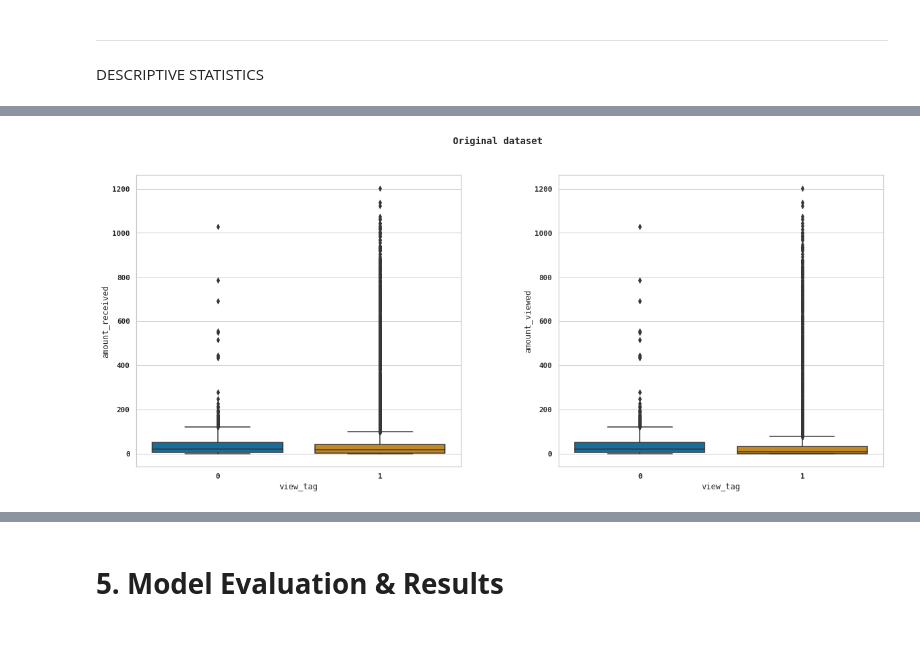
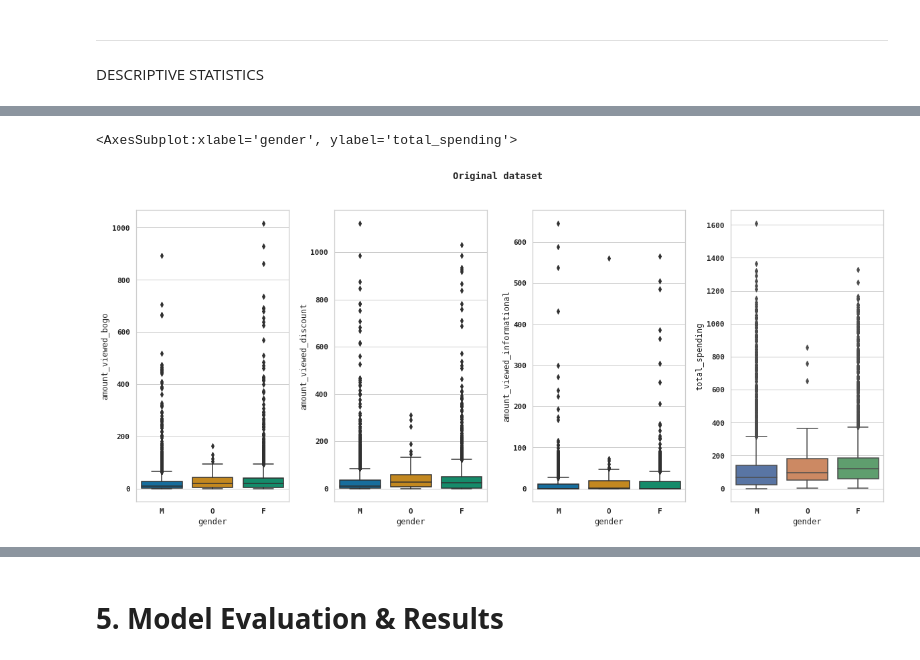
Before and after one commit to 6one2/StarbucksChallenge, a Jupyter notebook: devStarbucks.ipynb, the cells around one changed output, grey strips where cells are left out. Saved outputs shown, nothing was run; the diff lists cells and outputs as text; code cells hidden in the pictures.

```diff
--- a/devStarbucks.ipynb
+++ b/devStarbucks.ipynb
@@ -397,7 +397,7 @@ See the caveats in the documentation: https://pandas.pydata.org/pandas-docs/stab
 # %%
 # gathering information from a participant included in TRANSCRIPT
 user_list = TRANSCRIPT.person.unique()
-user_id = user_list[0]
+user_id = user_list[5]
 User = Person(user_id)
 User.data
 # %% [output]
@@ -619,5 +622,3 @@ RES_copy.groupby(by=['profile_id','portfolio_type']).agg({'amount_viewed':'mean'
 # %%
-df = RES_copy.groupby(by=['profile_id','portfolio_type'])['amount_viewed'].mean()
-df = df.unstack()
-# df.columns = [x[0].split('_')[0]+'_'+x[1] for x in df.columns] # reduce multilevel and change columns names
-df.head()
+Y = RES.groupby(by=['profile_id','portfolio_type'])[['amount_viewed', 'spending_ratio']].mean().unstack()
+Y.columns = ['_'.join(x) for x in Y.columns]
@@ -645,0 +653,3 @@ des_stats
+# %%
+X = PROFILE.loc[Y.index,:]
+X.head()
@@ -646,12 +664,17 @@ des_stats
 # %%
-f, ax = plt.subplots(nrows=1, ncols=2, figsize=(20, 8))
+f, ax = plt.subplots(nrows=1, ncols=4, figsize=(20, 8))
 f.suptitle("Original dataset", fontsize=14, fontweight='bold')
 plt.subplots_adjust(wspace=0.3)
 win=0
-cols = ['amount_received', 'amount_viewed']
+var = ['amount_viewed', 'spending_ratio']
+offer = ['bogo', 'discount', 'informational']
+cols = [var[0]+'_'+x for x in offer]
 
 for i in cols:
-    sns.boxplot(data=RES, x='view_tag', y=i, ax=ax[win], palette='colorblind')
+    sns.boxplot(data=Y, x=X['gender'], y=i, ax=ax[win], palette='colorblind')
     win += 1
+
+sns.boxplot(data=X, x='gender', y='total_spending', ax=ax[win])
 # %% [output]
+<AxesSubplot:xlabel='gender', ylabel='total_spending'>
-[figure, old version]
+[figure, new version]
```
Also changed, not shown: parts of 57 cells of this notebook, 4 other files.
